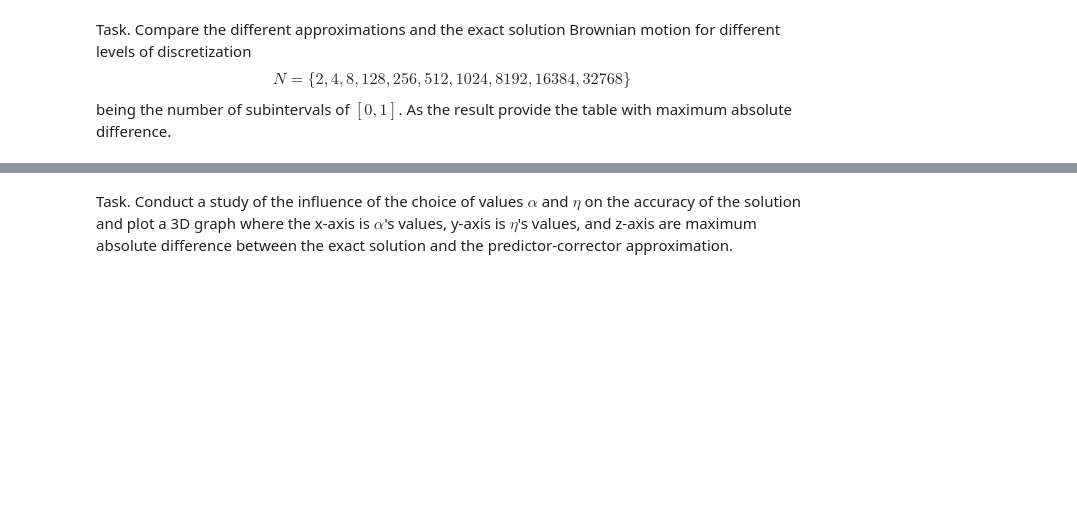
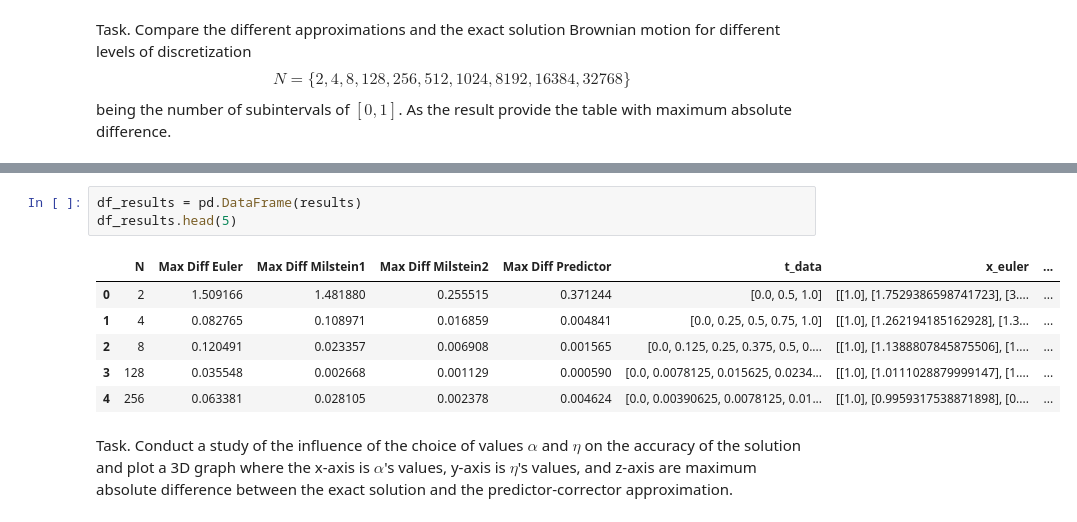
Before and after one commit to AstemirGongapshev/SSP_Sirius, a Jupyter notebook: lab3_SPP.ipynb, the cells around one changed output, grey strips where cells are left out. Saved outputs shown, nothing was run; the diff lists cells and outputs as text; blank space fills up the shorter version.

```diff
--- a/lab3_SPP.ipynb
+++ b/lab3_SPP.ipynb
@@ -450 +445,11 @@ for result in results:
+# %%
+df_results = pd.DataFrame(results)
+df_results.head(5)
+# %% [output]
+|  | N | Max Diff Euler | Max Diff Milstein1 | Max Diff Milstein2 | Max Diff Predictor | t_data | x_euler | ... |
+| 0 | 2 | 1.509166 | 1.481880 | 0.255515 | 0.371244 | [0.0, 0.5, 1.0] | [[1.0], [1.7529386598741723], [3.... | ... |
+| 1 | 4 | 0.082765 | 0.108971 | 0.016859 | 0.004841 | [0.0, 0.25, 0.5, 0.75, 1.0] | [[1.0], [1.262194185162928], [1.3... | ... |
+| 2 | 8 | 0.120491 | 0.023357 | 0.006908 | 0.001565 | [0.0, 0.125, 0.25, 0.375, 0.5, 0.... | [[1.0], [1.1388807845875506], [1.... | ... |
+| 3 | 128 | 0.035548 | 0.002668 | 0.001129 | 0.000590 | [0.0, 0.0078125, 0.015625, 0.0234... | [[1.0], [1.0111028879999147], [1.... | ... |
+| 4 | 256 | 0.063381 | 0.028105 | 0.002378 | 0.004624 | [0.0, 0.00390625, 0.0078125, 0.01... | [[1.0], [0.9959317538871898], [0.... | ... |
 # %% [markdown]
```
Also changed, not shown: parts of 8 cells of this notebook, 2 other files.
